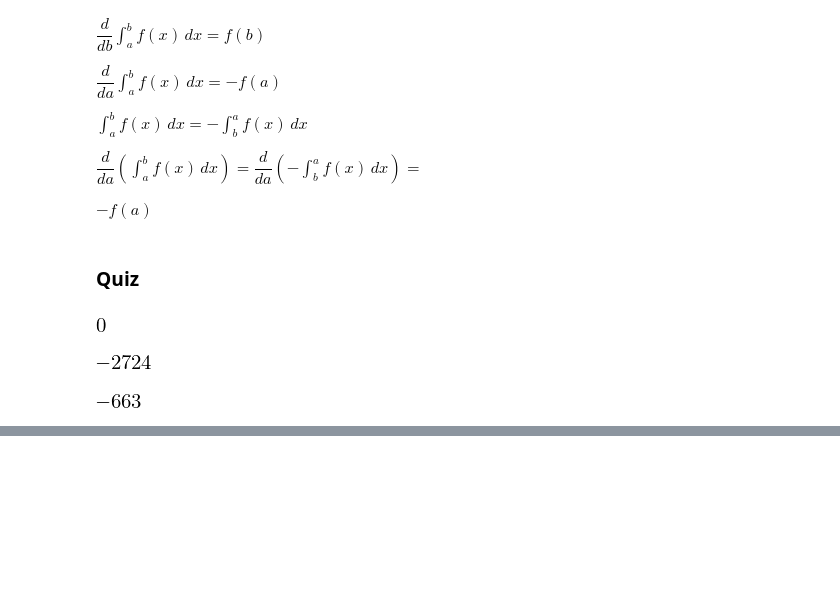
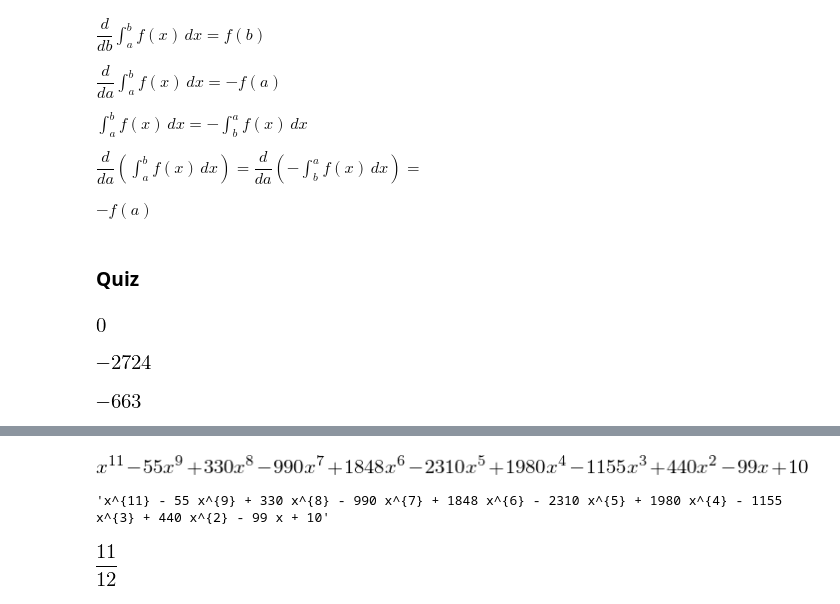
Before and after one commit to idrisr/coursera-calculus_one, a Jupyter notebook: Calculus3.ipynb, the cells around one changed output, grey strips where cells are left out. Cells and saved outputs as stored; diff of their text form; code cells hidden in the pictures; blank space fills up the shorter version.

```diff
--- a/Calculus3.ipynb
+++ b/Calculus3.ipynb
@@ -1761,0 +2150,13 @@ integrate(fx, (x, a, b))
+# %%
+fx = (x+10)*(x-1)**10
+fx.expand()
+# %% [output]
+[figure, added]
+# %%
+latex(fx.expand())
+# %% [output]
+'x^{11} - 55 x^{9} + 330 x^{8} - 990 x^{7} + 1848 x^{6} - 2310 x^{5} + 1980 x^{4} - 1155 x^{3} + 440 x^{2} - 99 x + 10'
+# %%
+integrate(fx, (x, 0, 1))
+# %% [output]
+[figure, added]
```
Also changed, not shown: parts of 43 cells of this notebook.
